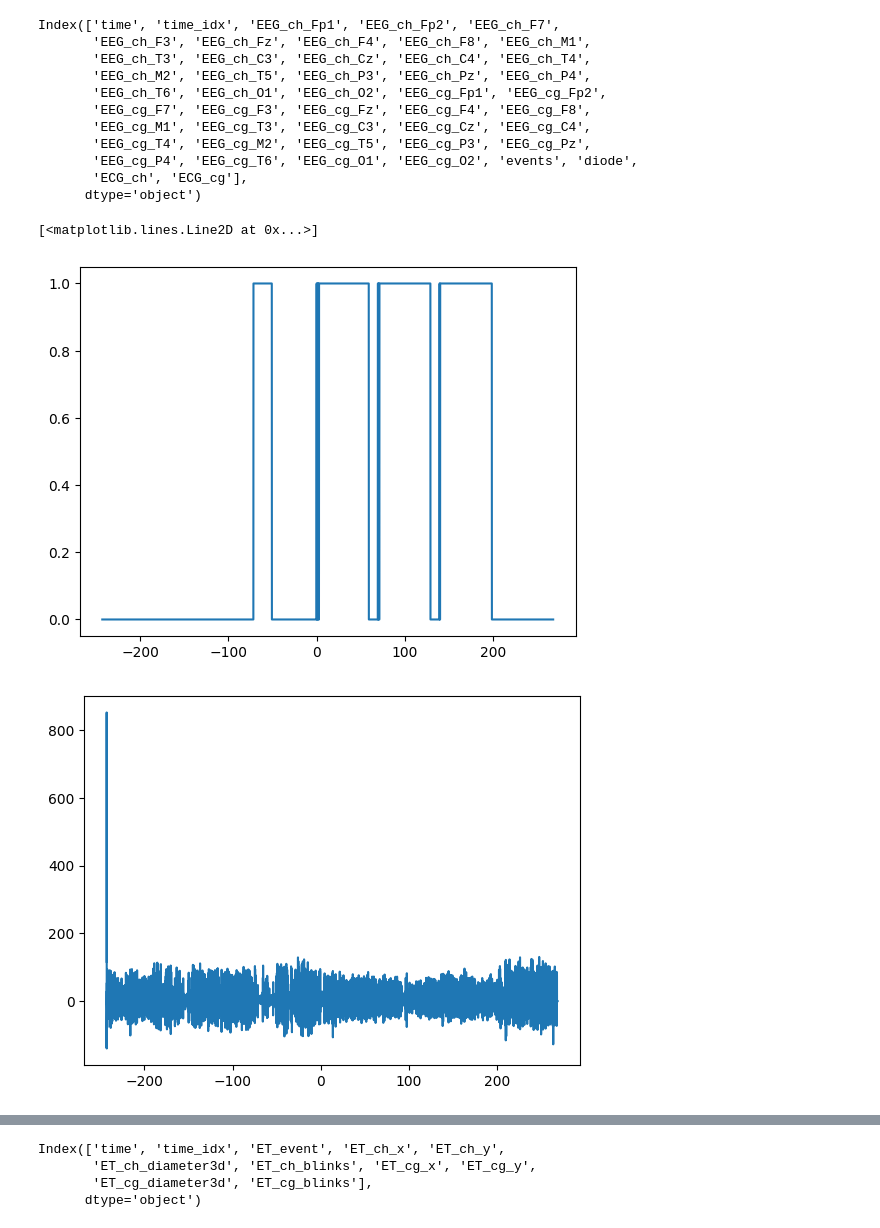
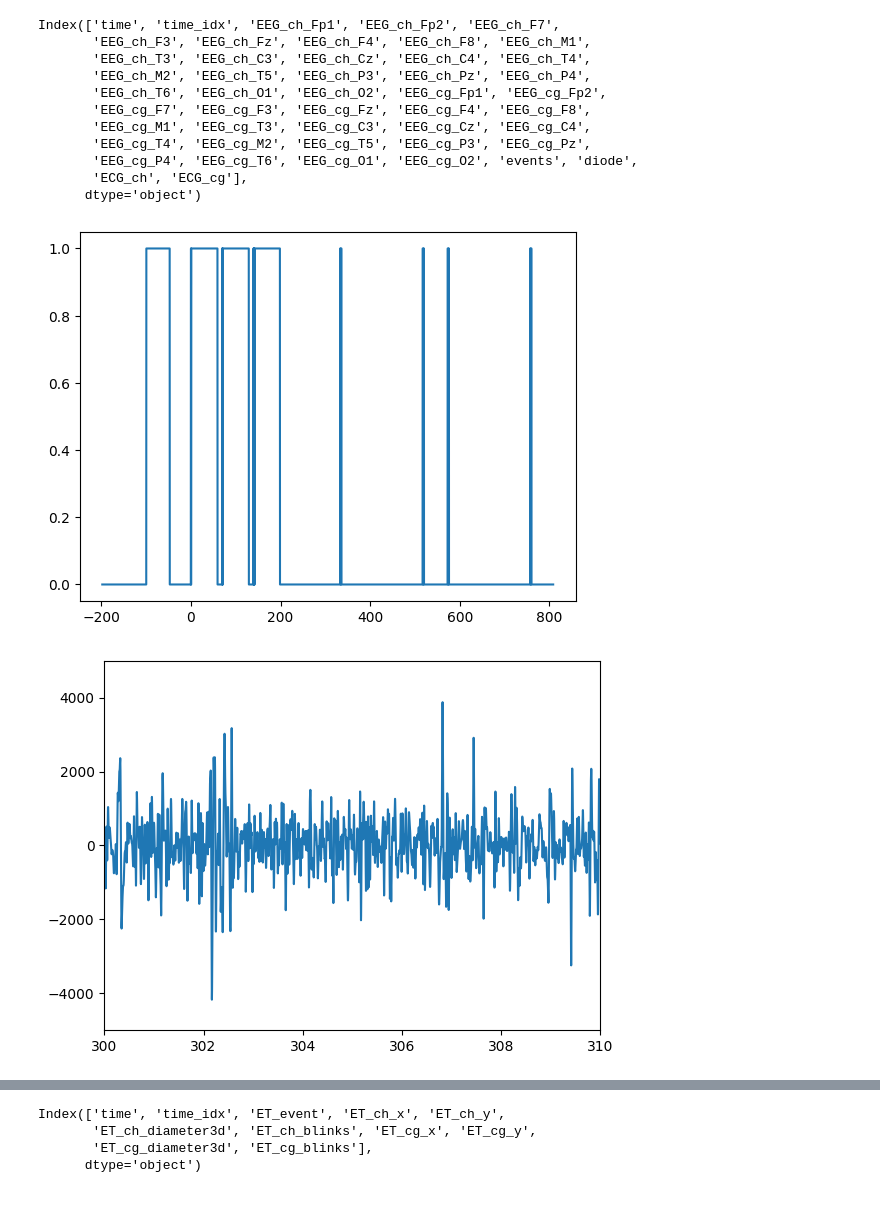
Before and after one commit to SYNCC-IN/hyperscanning-signal-analysis, a Jupyter notebook: scripts/Example_DataLoader_usage.ipynb, the cells around one changed output, grey strips where cells are left out. Cells and saved outputs as stored; diff of their text form; code cells hidden in the pictures.

```diff
--- a/scripts/Example_DataLoader_usage.ipynb
+++ b/scripts/Example_DataLoader_usage.ipynb
@@ -10,5 +10,8 @@ plot_flag = False
 # %%
 
 # creates a DataLoader class object that creates a structure described in the docs folder (data_structure_spec.md) from raw data
-multimodal_data = dataloader.create_multimodal_data(data_base_path = "../data", dyad_id = "W003", load_eeg=True, load_et=False, plot_flag=plot_flag, lowcut=4.0, highcut=40.0)
+dyad_id = "W020" #"W003"
+lowcut=3.0
+highcut=40.0
+multimodal_data = dataloader.create_multimodal_data(data_base_path = "../data", dyad_id = dyad_id, load_eeg=True, load_et=False, plot_flag=plot_flag, lowcut=lowcut, highcut=highcut)
 # %% [output]
@@ -30,15 +33,17 @@ Index(['time', 'time_idx', 'EEG_ch_Fp1', 'EEG_ch_Fp2', 'EEG_ch_F7',
        'ECG_ch', 'ECG_cg'],
       dtype='object')
 # %%
+%matplotlib inline
 plt.plot(multimodal_data.data['time'],multimodal_data.data['diode'])
+plt.show()
 # %% [output]
-[<matplotlib.lines.Line2D at 0x...>]
-[figure, old version]
+[figure, new version]
 # %%
 plt.plot(multimodal_data.data['time'],multimodal_data.data['EEG_cg_Fp1'])
-#plt.xlim(300, 320)
+plt.xlim(300, 310)
+plt.ylim(-5000, 5000)
 plt.show()
 # %% [output]
-[figure, old version]
+[figure, new version]
 # %%
 plt.plot(multimodal_data.data['time'],multimodal_data.data['ECG_cg'])
```
Also changed, not shown: parts of 7 cells of this notebook, 2 other files.
